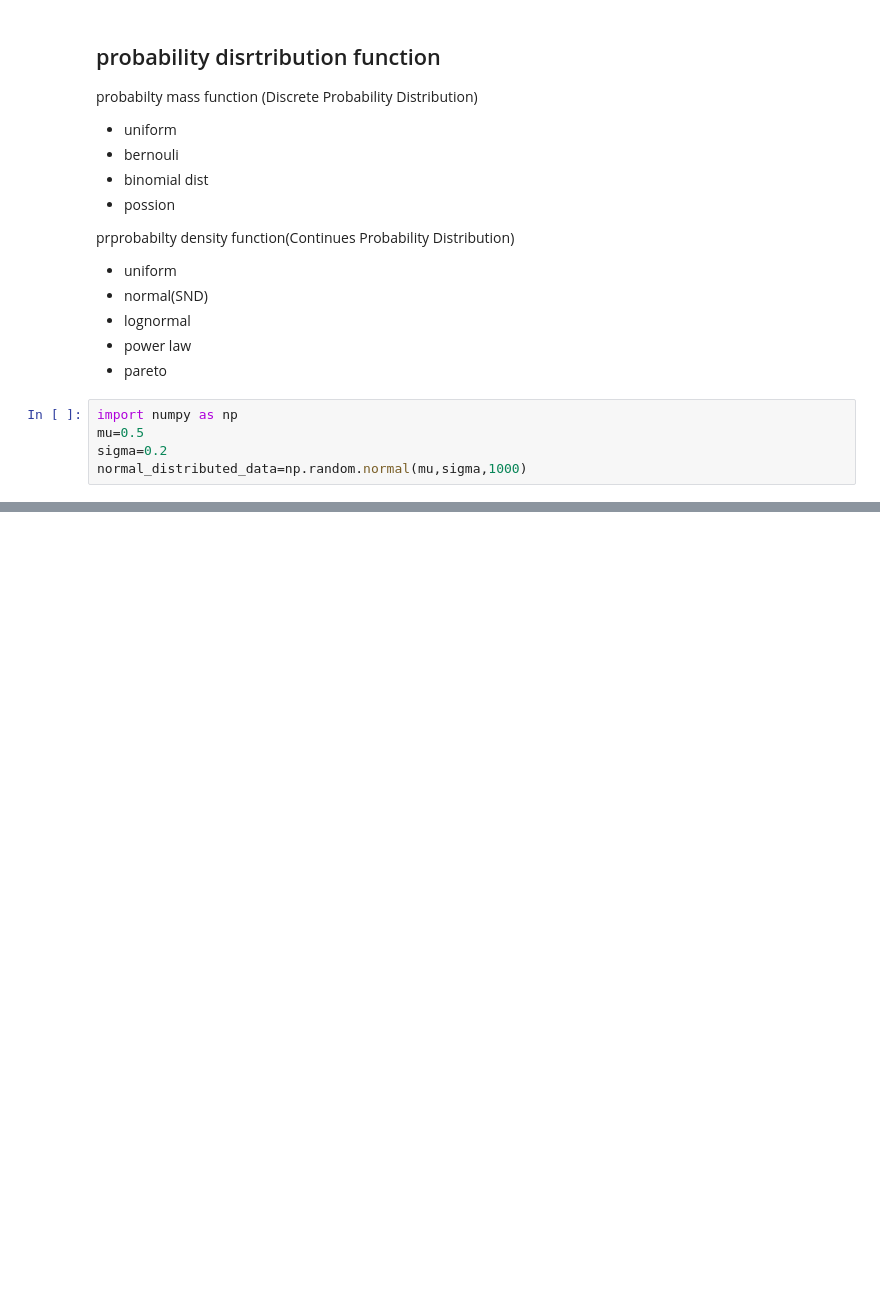
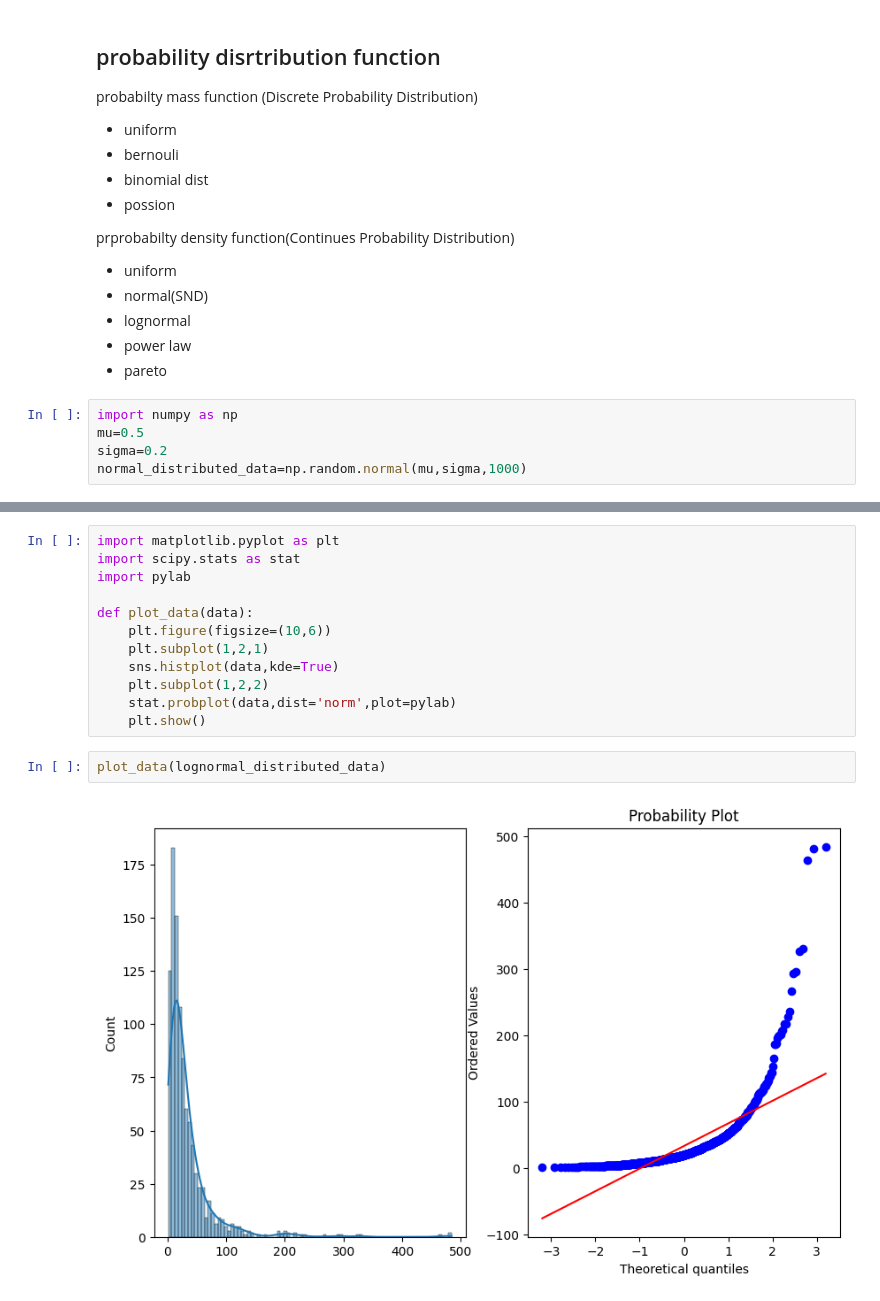
Before and after one commit to sankar0453/statistics, a Jupyter notebook: complete_statistics.ipynb, the cells around one changed output, grey strips where cells are left out. Drawn from its saved outputs; the diff is of its cells as text; blank space fills up the shorter version.

Commit message:
stats implementation

```diff
--- a/complete_statistics.ipynb
+++ b/complete_statistics.ipynb
@@ -121,0 +160,16 @@ sns.histplot(normal_distributed_data,kde=True)
+# %%
+import matplotlib.pyplot as plt
+import scipy.stats as stat
+import pylab
+
+def plot_data(data):
+    plt.figure(figsize=(10,6))
+    plt.subplot(1,2,1)
+    sns.histplot(data,kde=True)
+    plt.subplot(1,2,2)
+    stat.probplot(data,dist='norm',plot=pylab)
+    plt.show()
+# %%
+plot_data(lognormal_distributed_data)
+# %% [output]
+[figure, added]
```
Also changed, not shown: parts of 35 cells of this notebook.
